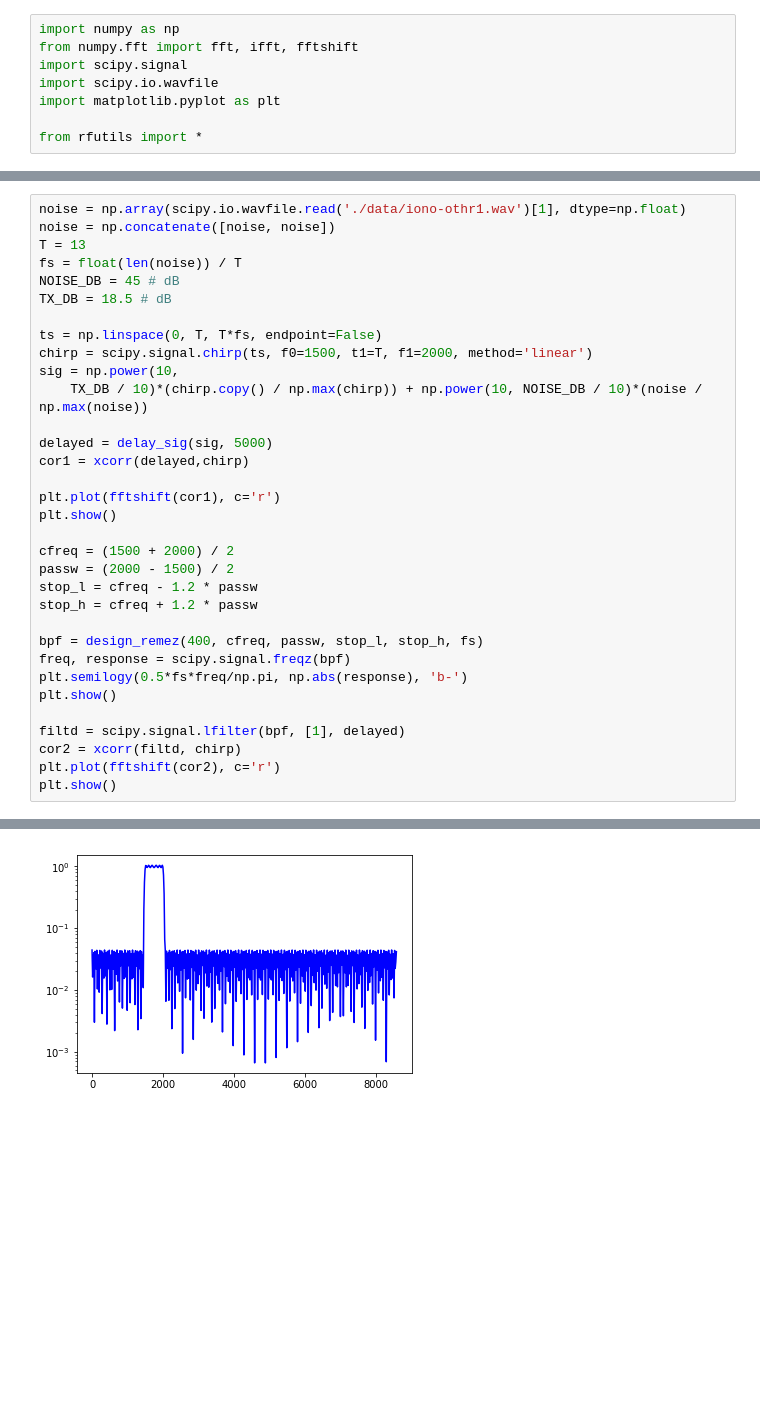
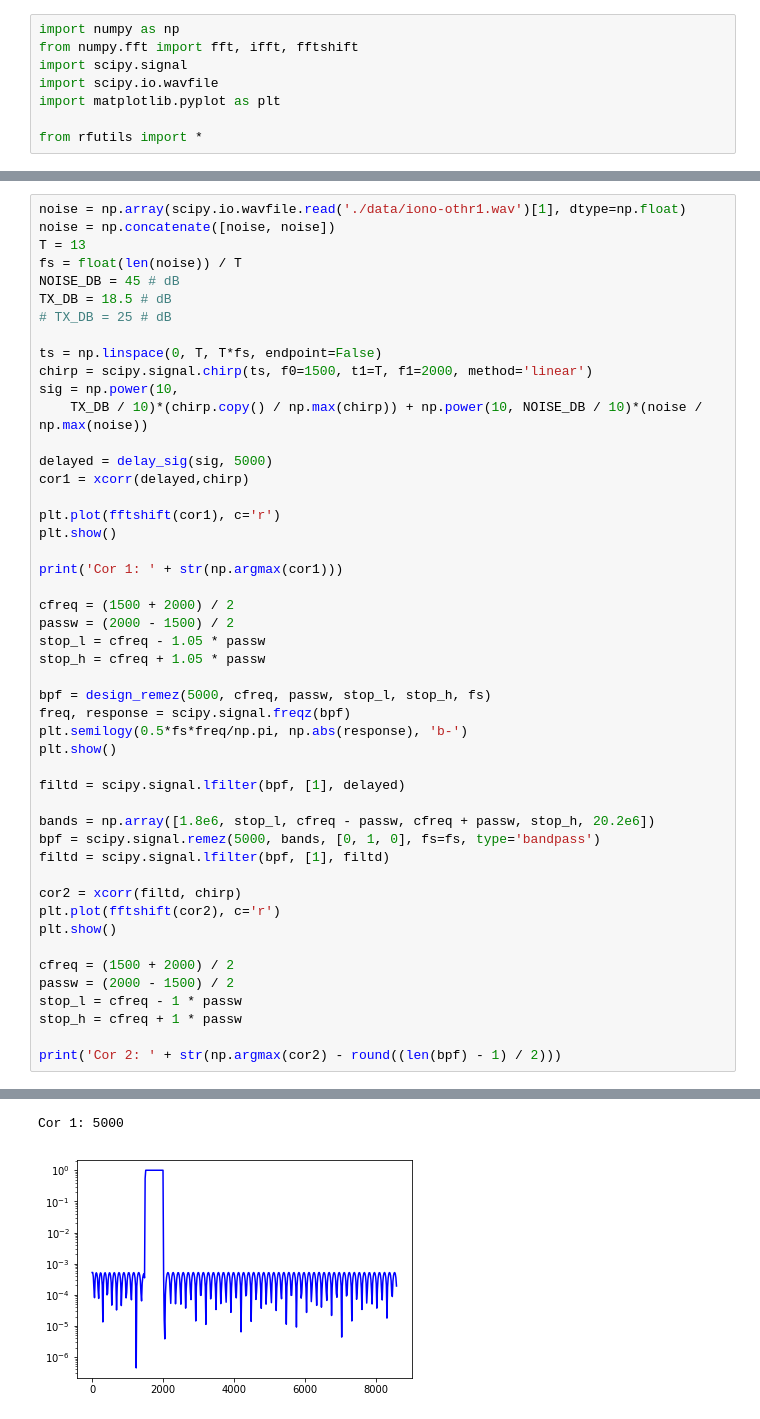
Before and after one commit to blair3sat/irss, a Jupyter notebook: chirpfinder_sim.ipynb, the cells around one changed output, grey strips where cells are left out. Drawn from its saved outputs; the diff is of its cells as text; blank space fills up the shorter version.

```diff
--- a/chirpfinder_sim.ipynb
+++ b/chirpfinder_sim.ipynb
@@ -15,34 +15,50 @@ noise = np.array(scipy.io.wavfile.read('./data/iono-othr1.wav')[1], dtype=np.flo
 noise = np.concatenate([noise, noise])
 T = 13
 fs = float(len(noise)) / T
 NOISE_DB = 45 # dB
 TX_DB = 18.5 # dB
+# TX_DB = 25 # dB
 
 ts = np.linspace(0, T, T*fs, endpoint=False)
 chirp = scipy.signal.chirp(ts, f0=1500, t1=T, f1=2000, method='linear')
 sig = np.power(10,
     TX_DB / 10)*(chirp.copy() / np.max(chirp)) + np.power(10, NOISE_DB / 10)*(noise / np.max(noise))
 
 delayed = delay_sig(sig, 5000)
 cor1 = xcorr(delayed,chirp)
 
 plt.plot(fftshift(cor1), c='r')
 plt.show()
 
+print('Cor 1: ' + str(np.argmax(cor1)))
+
 cfreq = (1500 + 2000) / 2
 passw = (2000 - 1500) / 2
-stop_l = cfreq - 1.2 * passw
-stop_h = cfreq + 1.2 * passw
+stop_l = cfreq - 1.05 * passw
+stop_h = cfreq + 1.05 * passw
 
-bpf = design_remez(400, cfreq, passw, stop_l, stop_h, fs)
+bpf = design_remez(5000, cfreq, passw, stop_l, stop_h, fs)
 freq, response = scipy.signal.freqz(bpf)
 plt.semilogy(0.5*fs*freq/np.pi, np.abs(response), 'b-')
 plt.show()
 
 filtd = scipy.signal.lfilter(bpf, [1], delayed)
+
+bands = np.array([1.8e6, stop_l, cfreq - passw, cfreq + passw, stop_h, 20.2e6])
+bpf = scipy.signal.remez(5000, bands, [0, 1, 0], fs=fs, type='bandpass')
+filtd = scipy.signal.lfilter(bpf, [1], filtd)
+
 cor2 = xcorr(filtd, chirp)
 plt.plot(fftshift(cor2), c='r')
 plt.show()
+
+cfreq = (1500 + 2000) / 2
+passw = (2000 - 1500) / 2
+stop_l = cfreq - 1 * passw
+stop_h = cfreq + 1 * passw
+
+print('Cor 2: ' + str(np.argmax(cor2) - round((len(bpf) - 1) / 2)))
 # %% [output]
 [figure]
+Cor 1: 5000
-[figure, old version]
+[figure, new version]
```
Also changed, not shown: parts of 3 cells of this notebook, 6 other files.
